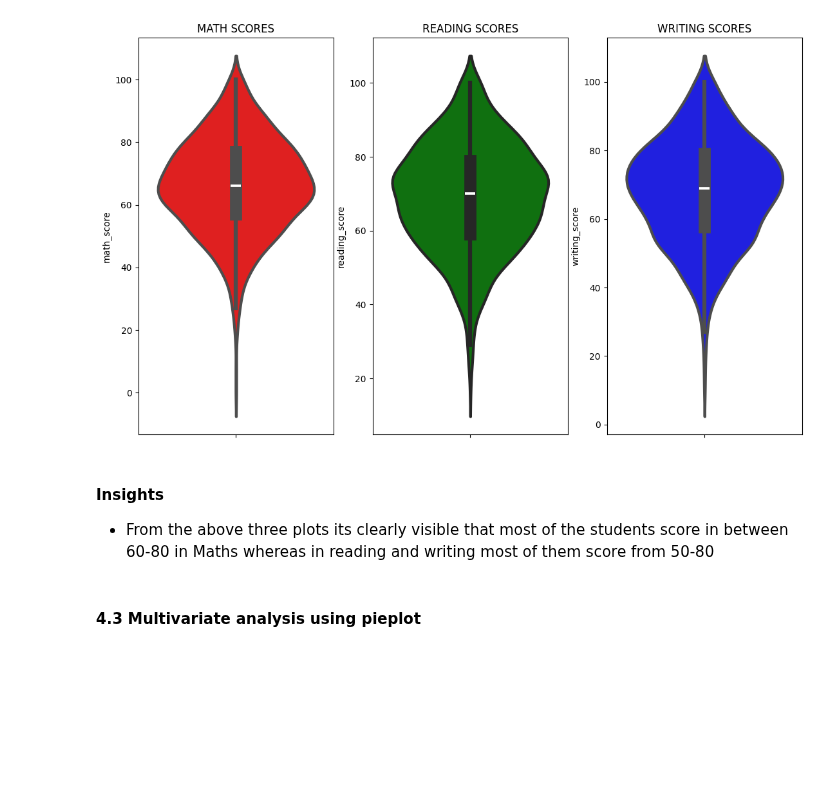
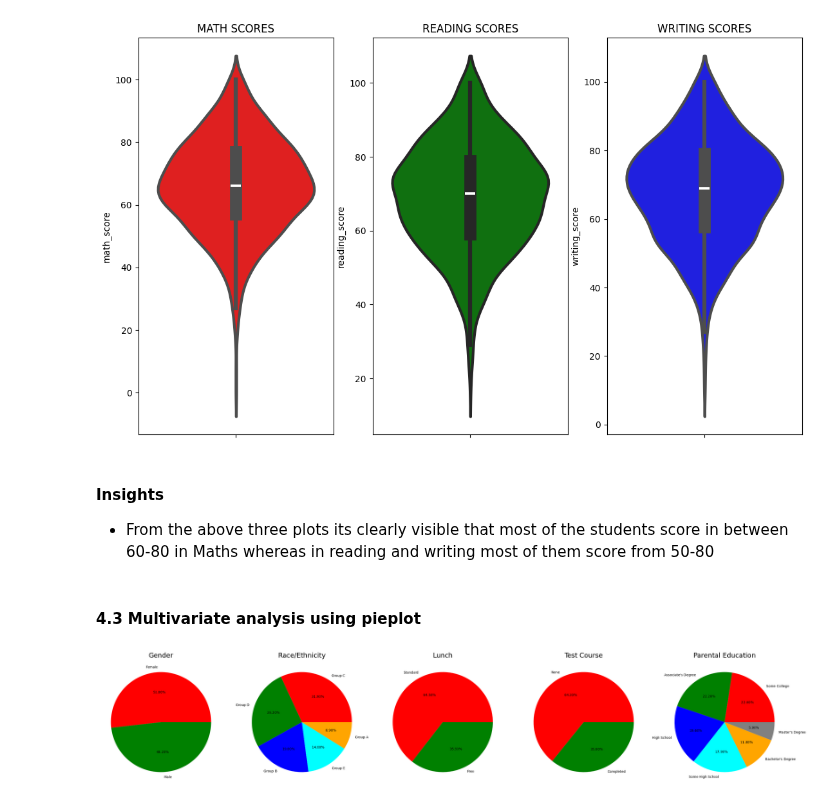
Before and after one commit to rushikeshya/mlproject, a Jupyter notebook: notebook/1. EDA STUDENT PERFORMANCE.ipynb, the cells around one changed output. Saved outputs shown, nothing was run; the diff lists cells and outputs as text; code cells hidden in the pictures; blank space fills up the shorter version.

```diff
--- a/notebook/1. EDA STUDENT PERFORMANCE.ipynb
+++ b/notebook/1. EDA STUDENT PERFORMANCE.ipynb
@@ -373,3 +373,63 @@ plt.show()
 - From the above three plots its clearly visible that most of the students score in between 60-80 in Maths whereas in reading and writing most of them score from 50-80
 # %% [markdown]
 #### 4.3 Multivariate analysis using pieplot
+# %%
+plt.rcParams['figure.figsize'] = (30,12)
+
+plt.subplot(1, 5, 1)
+size = df['gender'].value_counts()
+labels_1 = 'Female', 'Male'
+color = ['red', 'green']
+
+plt.pie(size, colors= color, labels = labels_1, autopct = '%.2f%%' )
+plt.title('Gender', fontsize = 20)
+plt.axis('off')
+
+
+
+plt.subplot(1, 5, 2)
+size = df['race_ethnicity'].value_counts()
+labels_2 = 'Group C', 'Group D','Group B','Group E','Group A'
+color = ['red', 'green', 'blue', 'cyan','orange']
+
+plt.pie(size, colors=color, labels=labels_2, autopct='%.2f%%' )
+plt.title('Race/Ethnicity', fontsize = 20)
+plt.axis('off')
+
+
+plt.subplot(1, 5, 3)
+size = df['lunch'].value_counts()
+labels_3 = 'Standard', 'Free'
+color = ['red','green']
+
+plt.pie(size, colors = color,labels = labels_3,autopct = '%.2f%%')
+plt.title('Lunch', fontsize = 20)
+plt.axis('off')
+
+
+plt.subplot(1, 5, 4)
+size = df['test_preparation_course'].value_counts()
+labels_4 = 'None', 'Completed'
+color = ['red','green']
+
+plt.pie(size, colors = color,labels = labels_4,autopct = '%.2f%%')
+plt.title('Test Course', fontsize = 20)
+plt.axis('off')
+
+
+plt.subplot(1, 5, 5)
+size = df['parental_level_of_education'].value_counts()
+labels_5 = 'Some College', "Associate's Degree",'High School','Some High School',"Bachelor's Degree","Master's Degree"
+color = ['red', 'green', 'blue', 'cyan','orange','grey']
+
+plt.pie(size, colors = color,labels = labels_5,autopct = '%.2f%%')
+plt.title('Parental Education', fontsize = 20)
+plt.axis('off')
+
+
+plt.tight_layout()
+plt.grid()
+
+plt.show()
+# %% [output]
+[figure, added]
```
Also changed, not shown: parts of 15 cells of this notebook, 22 other files.
